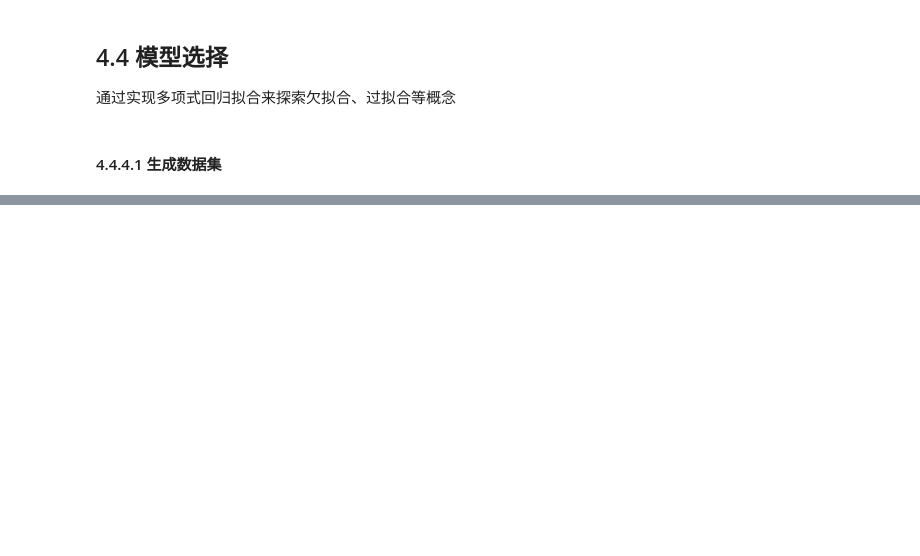
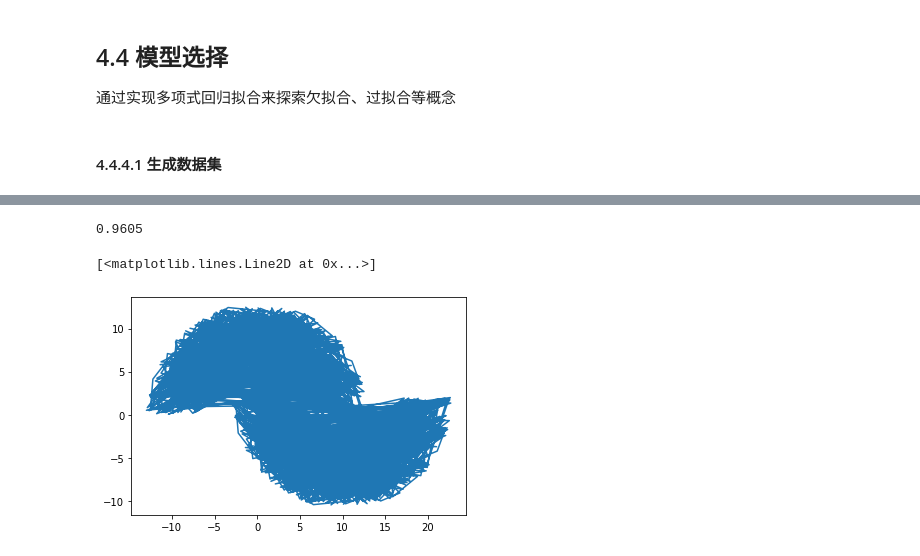
Before and after one commit to RGBRYANT24/DL_practice, a Jupyter notebook: DiveintoDL/04multilayer_perceptron.ipynb, the cells around one changed output, grey strips where cells are left out. Cells and saved outputs as stored; diff of their text form; code cells hidden in the pictures; blank space fills up the shorter version.

```diff
--- a/DiveintoDL/04multilayer_perceptron.ipynb
+++ b/DiveintoDL/04multilayer_perceptron.ipynb
@@ -174,0 +479,8 @@ array([  6.53844643,   8.0975369 ,   4.2369335 ,   4.41205109,
+# %%
+data = pd.read_excel('two_moon_data.xlsx', dtype=np.float32).values
+input = torch.from_numpy(data[:,0:-1])
+output = torch.from_numpy(data[:, [-1]])
+for i in range(len(output)):
+    if output[i] == -1:
+        output[i] = 0
+input.shape, output
@@ -174,0 +564,18 @@ array([  6.53844643,   8.0975369 ,   4.2369335 ,   4.41205109,
+# %%
+x = input
+y = net(x).detach().numpy()
+ans = []
+for i in y:
+    if i[0] > i[1]:
+        ans.append(0)
+    else:
+        ans.append(1)
+
+count = 0
+for i in range(len(ans)):
+    if ans[i] != output[i]:
+        count = count + 1
+
+1 - count / len(ans)
+# %% [output]
+0.9605
@@ -174,0 +586,5 @@ array([  6.53844643,   8.0975369 ,   4.2369335 ,   4.41205109,
+# %%
+plt.plot(x[:, 0], x[:, 1])
+# %% [output]
+[<matplotlib.lines.Line2D at 0x...>]
+[figure, added]
```
Also changed, not shown: parts of 55 cells of this notebook.
